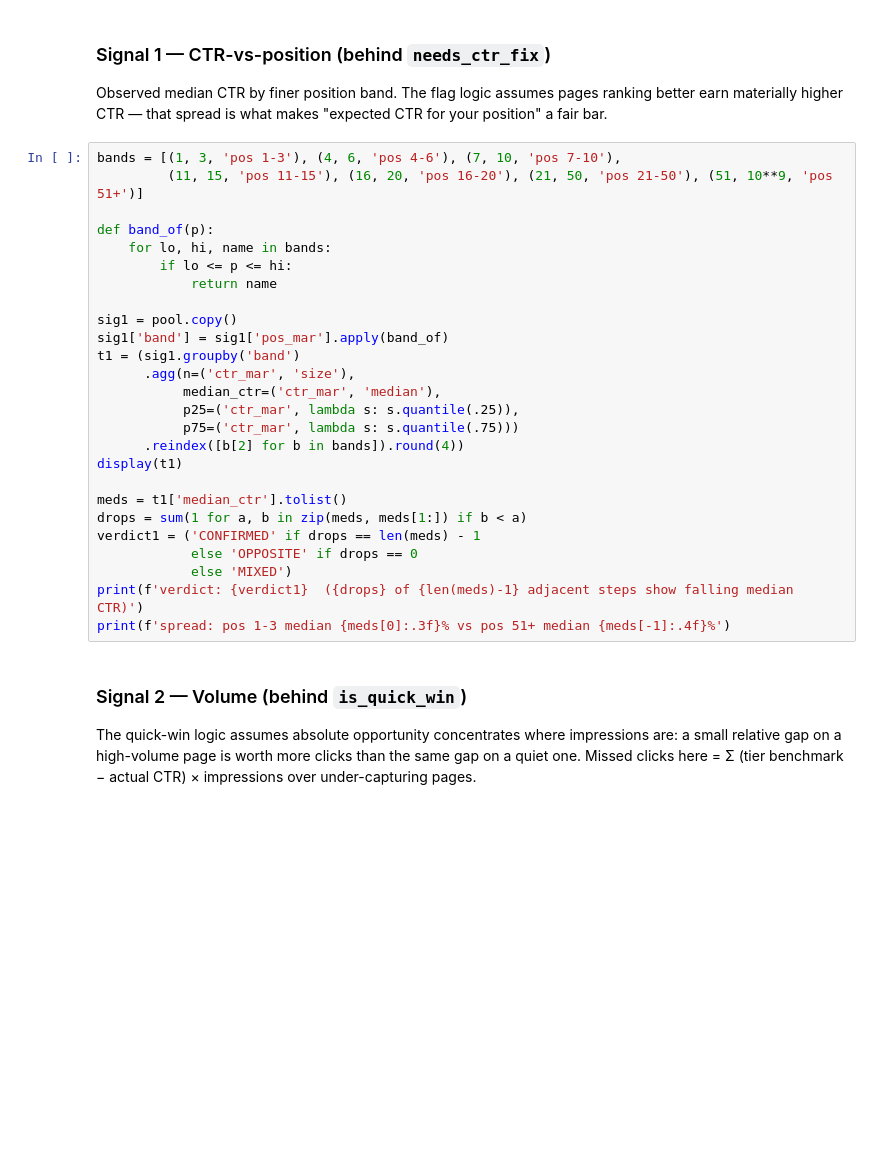
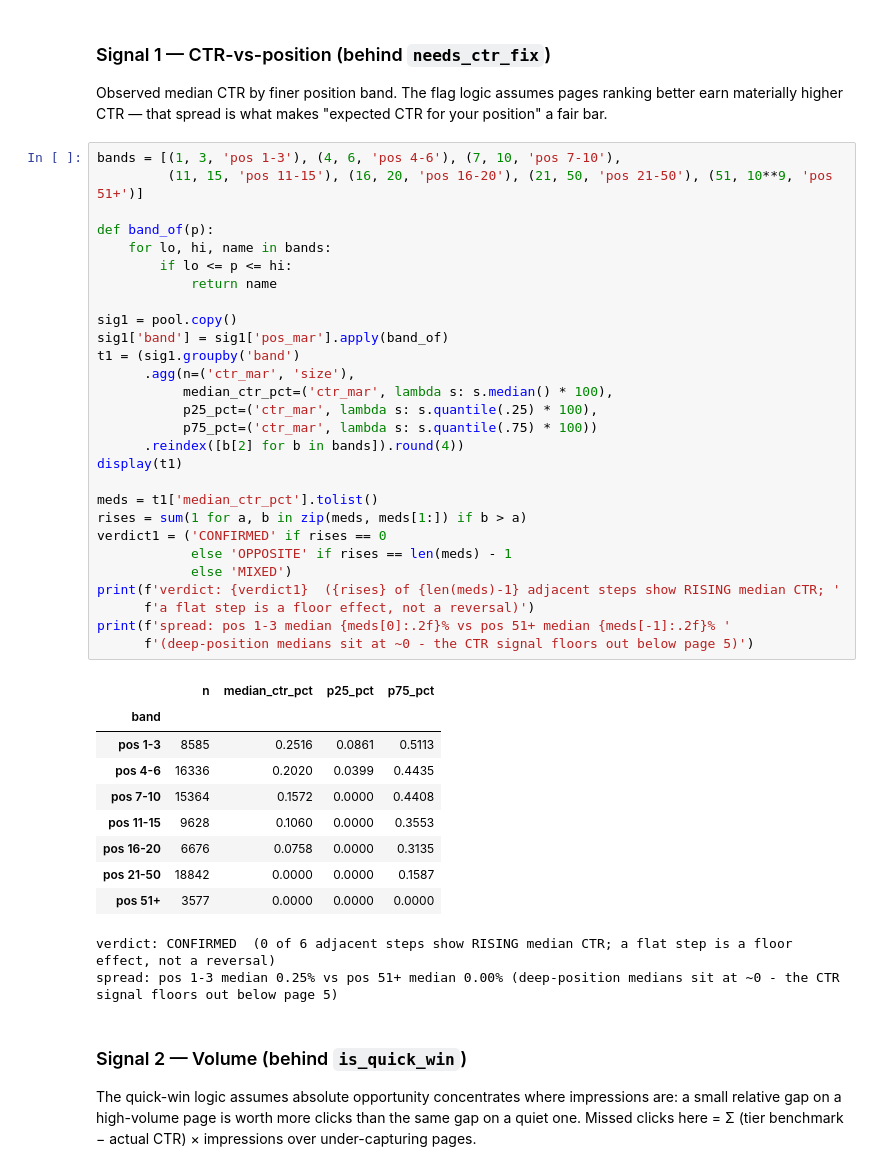
Before and after one commit to rashidsami10000-afk/rashid-flyrank-internship-ml-owncopy, a Jupyter notebook: work/notebooks/w04_baseline_score.ipynb, the cells around one changed output. Cells and saved outputs as stored; diff of their text form; blank space fills up the shorter version.

```diff
--- a/work/notebooks/w04_baseline_score.ipynb
+++ b/work/notebooks/w04_baseline_score.ipynb
@@ -95,29 +120,43 @@ materially higher CTR — that spread is what makes "expected CTR for your posit
 # %%
 bands = [(1, 3, 'pos 1-3'), (4, 6, 'pos 4-6'), (7, 10, 'pos 7-10'),
          (11, 15, 'pos 11-15'), (16, 20, 'pos 16-20'), (21, 50, 'pos 21-50'), (51, 10**9, 'pos 51+')]
 
 def band_of(p):
     for lo, hi, name in bands:
         if lo <= p <= hi:
             return name
 
 sig1 = pool.copy()
 sig1['band'] = sig1['pos_mar'].apply(band_of)
 t1 = (sig1.groupby('band')
       .agg(n=('ctr_mar', 'size'),
-           median_ctr=('ctr_mar', 'median'),
-           p25=('ctr_mar', lambda s: s.quantile(.25)),
-           p75=('ctr_mar', lambda s: s.quantile(.75)))
+           median_ctr_pct=('ctr_mar', lambda s: s.median() * 100),
+           p25_pct=('ctr_mar', lambda s: s.quantile(.25) * 100),
+           p75_pct=('ctr_mar', lambda s: s.quantile(.75) * 100))
       .reindex([b[2] for b in bands]).round(4))
 display(t1)
 
-meds = t1['median_ctr'].tolist()
-drops = sum(1 for a, b in zip(meds, meds[1:]) if b < a)
-verdict1 = ('CONFIRMED' if drops == len(meds) - 1
-            else 'OPPOSITE' if drops == 0
+meds = t1['median_ctr_pct'].tolist()
+rises = sum(1 for a, b in zip(meds, meds[1:]) if b > a)
+verdict1 = ('CONFIRMED' if rises == 0
+            else 'OPPOSITE' if rises == len(meds) - 1
             else 'MIXED')
-print(f'verdict: {verdict1}  ({drops} of {len(meds)-1} adjacent steps show falling median CTR)')
-print(f'spread: pos 1-3 median {meds[0]:.3f}% vs pos 51+ median {meds[-1]:.4f}%')
+print(f'verdict: {verdict1}  ({rises} of {len(meds)-1} adjacent steps show RISING median CTR; '
+      f'a flat step is a floor effect, not a reversal)')
+print(f'spread: pos 1-3 median {meds[0]:.2f}% vs pos 51+ median {meds[-1]:.2f}% '
+      f'(deep-position medians sit at ~0 - the CTR signal floors out below page 5)')
+# %% [output]
+|  | n | median_ctr_pct | p25_pct | p75_pct |
+| band |  |  |  |  |
+| pos 1-3 | 8585 | 0.2516 | 0.0861 | 0.5113 |
+| pos 4-6 | 16336 | 0.2020 | 0.0399 | 0.4435 |
+| pos 7-10 | 15364 | 0.1572 | 0.0000 | 0.4408 |
+| pos 11-15 | 9628 | 0.1060 | 0.0000 | 0.3553 |
+| pos 16-20 | 6676 | 0.0758 | 0.0000 | 0.3135 |
+| pos 21-50 | 18842 | 0.0000 | 0.0000 | 0.1587 |
+| pos 51+ | 3577 | 0.0000 | 0.0000 | 0.0000 |
+verdict: CONFIRMED  (0 of 6 adjacent steps show RISING median CTR; a flat step is a floor effect, not a reversal)
+spread: pos 1-3 median 0.25% vs pos 51+ median 0.00% (deep-position medians sit at ~0 - the CTR signal floors out below page 5)
 # %% [markdown]
 ### Signal 2 — Volume (behind `is_quick_win`)
 
```
Also changed, not shown: parts of 11 cells of this notebook, 1 other file.
